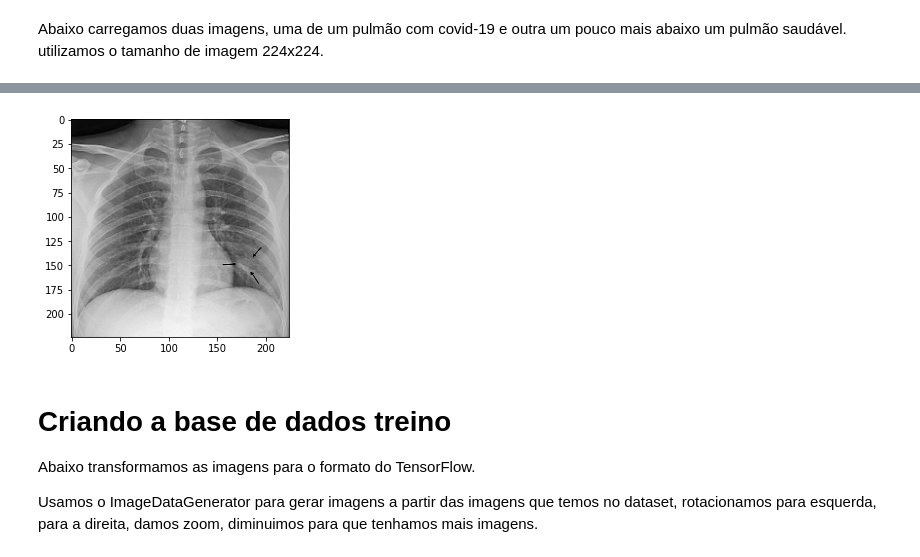
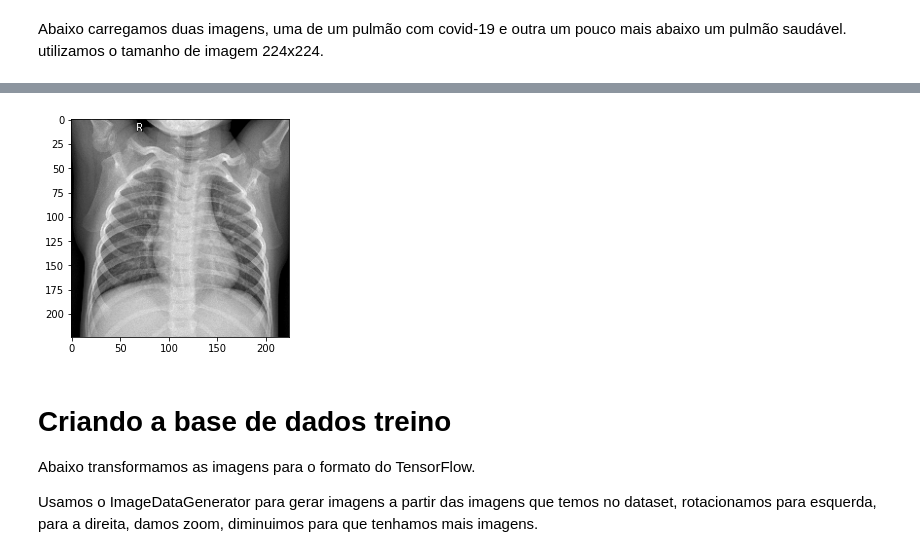
Before and after one commit to AmadeuAnjos/IniciacaoCientifica-Lung, a Jupyter notebook: COVID_19_Lung.ipynb, the cells around one changed output, grey strips where cells are left out. Cells and saved outputs as stored; diff of their text form; code cells hidden in the pictures.

```diff
--- a/COVID_19_Lung.ipynb
+++ b/COVID_19_Lung.ipynb
@@ -41,8 +41,8 @@ plt.imshow(image);
 # %%
-image = tf.keras.preprocessing.image.load_img(r'/content/covid_dataset/test/covid/kjr-21-e24-g003-l-a.jpg', target_size=(224, 224))
+image = tf.keras.preprocessing.image.load_img(r'/content/covid_dataset/normal/IM-0678-0001.jpeg', target_size=(224, 224))
 plt.imshow(image);
 # %% [output]
-[figure, old version]
+[figure, new version]
 # %% [markdown]
 # Criando a base de dados treino
 
```
Also changed, not shown: parts of 109 cells of this notebook.
